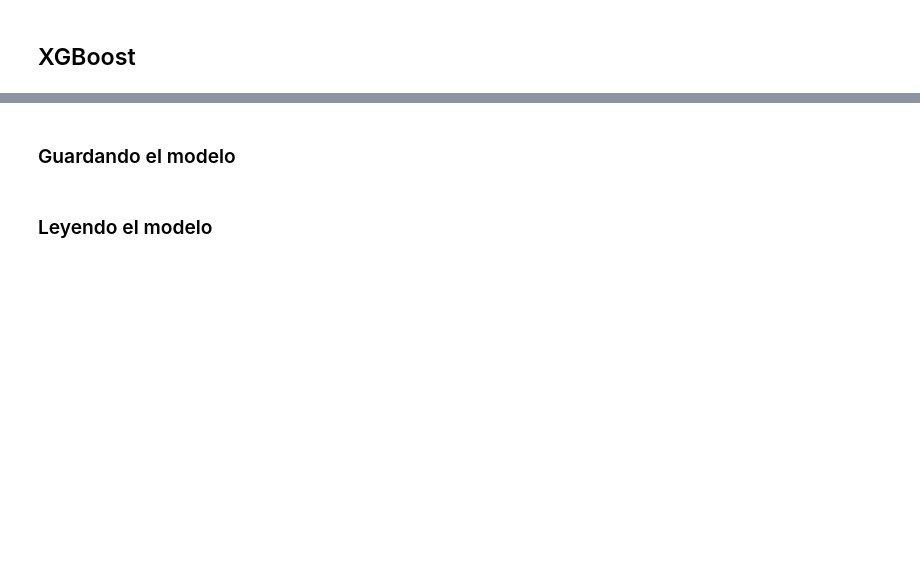
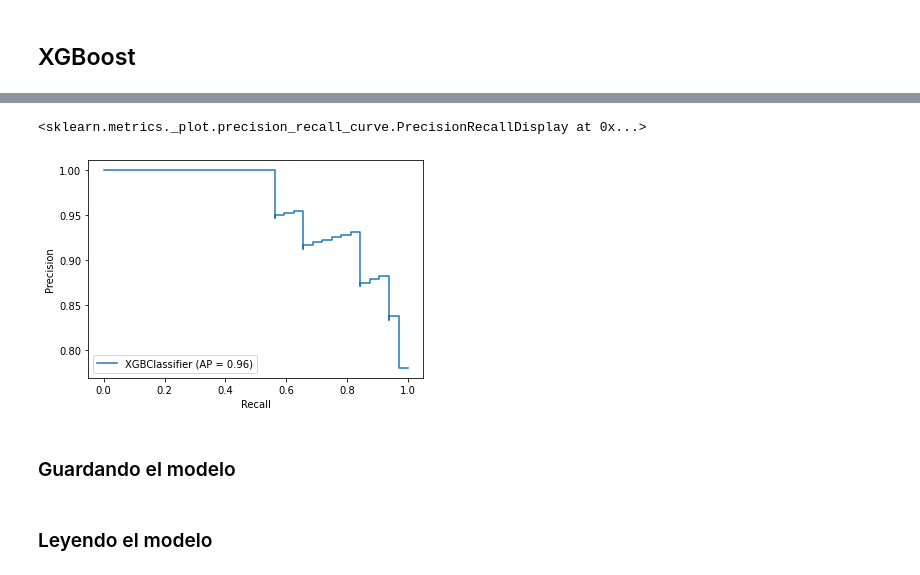
Before and after one commit to LucaAPiattelli/Diplomatura_Business_Analytics_UDA, a Jupyter notebook: Modulo_09_Clasificacion/BA_Clasificacion_01.ipynb, the cells around one changed output, grey strips where cells are left out. Cells and saved outputs as stored; diff of their text form; code cells hidden in the pictures; blank space fills up the shorter version.

```diff
--- a/Modulo_09_Clasificacion/BA_Clasificacion_01.ipynb
+++ b/Modulo_09_Clasificacion/BA_Clasificacion_01.ipynb
@@ -283,5 +353,8 @@ print(reporte)
 # %%
-metrics.plot_precision_recall_curve(XGBoost,X_test.values,y_test.values)
+metrics.plot_precision_recall_curve(XGBoost,X_test,y_test)
+# %% [output]
+<sklearn.metrics._plot.precision_recall_curve.PrecisionRecallDisplay at 0x...>
+[figure, added]
 # %% [markdown]
 ### Guardando el modelo
 # %%
```
Also changed, not shown: parts of 65 cells of this notebook.
